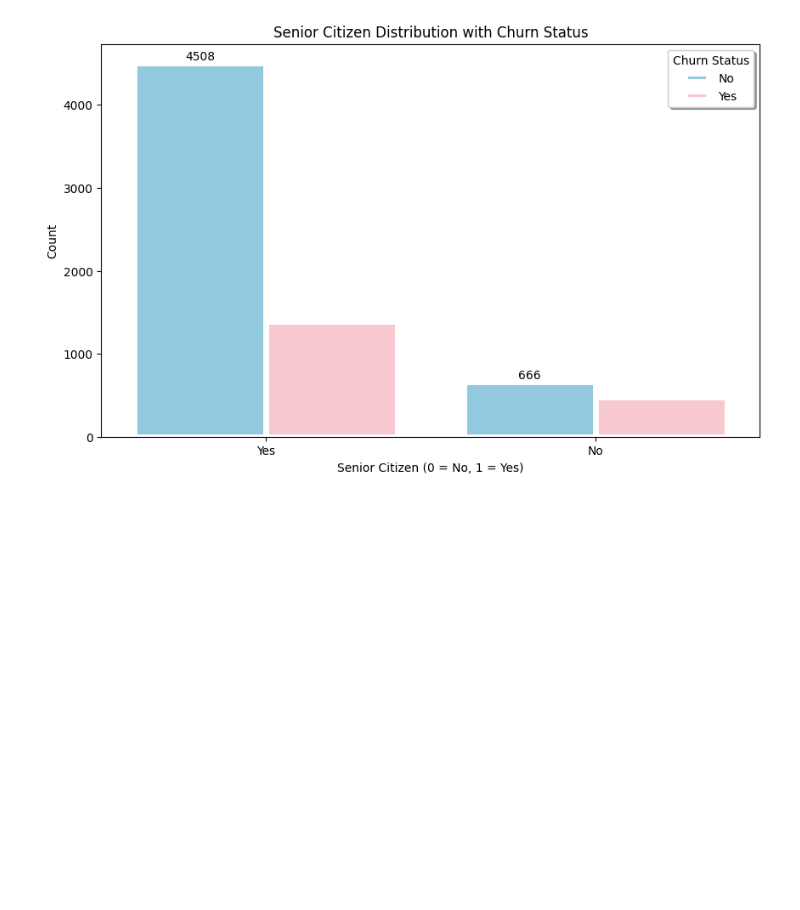
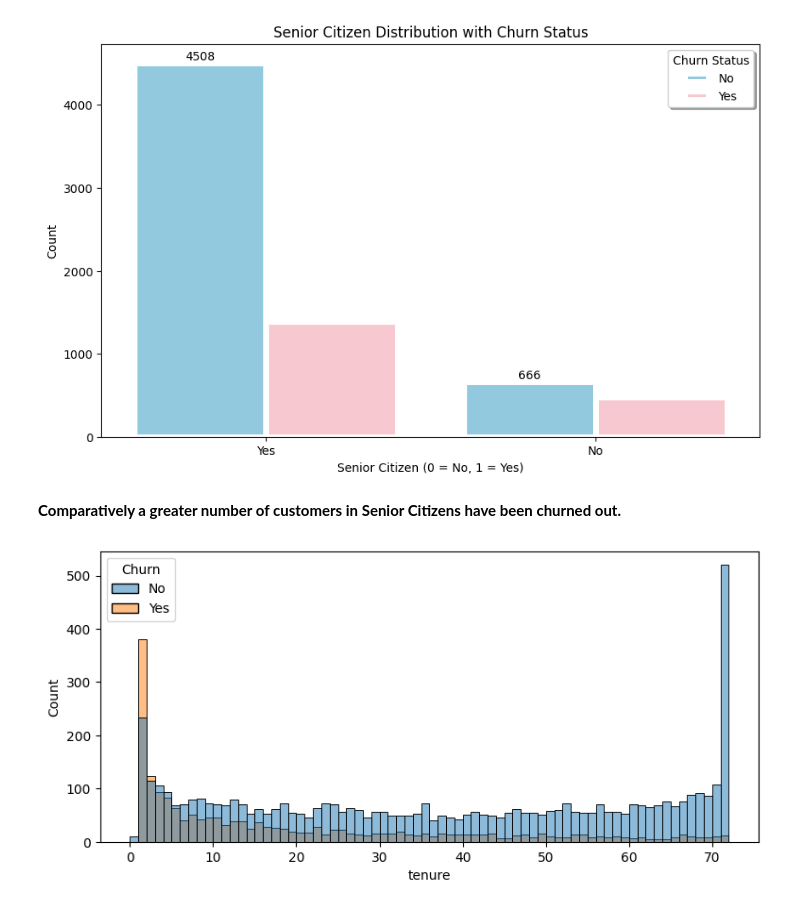
Before and after one commit to Jatingpt/Telecom-Customer-Churn-EDA-Project, a Jupyter notebook: Telecom_Customer_Churn_EDA_Project.ipynb, the cells around one changed output. Cells and saved outputs as stored; diff of their text form; code cells hidden in the pictures; blank space fills up the shorter version.

```diff
--- a/Telecom_Customer_Churn_EDA_Project.ipynb
+++ b/Telecom_Customer_Churn_EDA_Project.ipynb
@@ -392,3 +394,11 @@ plt.legend(title='Churn Status', shadow=True, loc='upper right')
 plt.show()
 # %% [output]
 [figure]
+# %% [markdown]
+**Comparatively a greater number of customers in Senior Citizens have been churned out.**
+# %%
+plt.figure(figsize = (9,4))
+sns.histplot(x = "tenure", data = df, hue = "Churn", bins = 72)
+plt.show()
+# %% [output]
+[figure, added]
```
Also changed, not shown: parts of 12 cells of this notebook.
